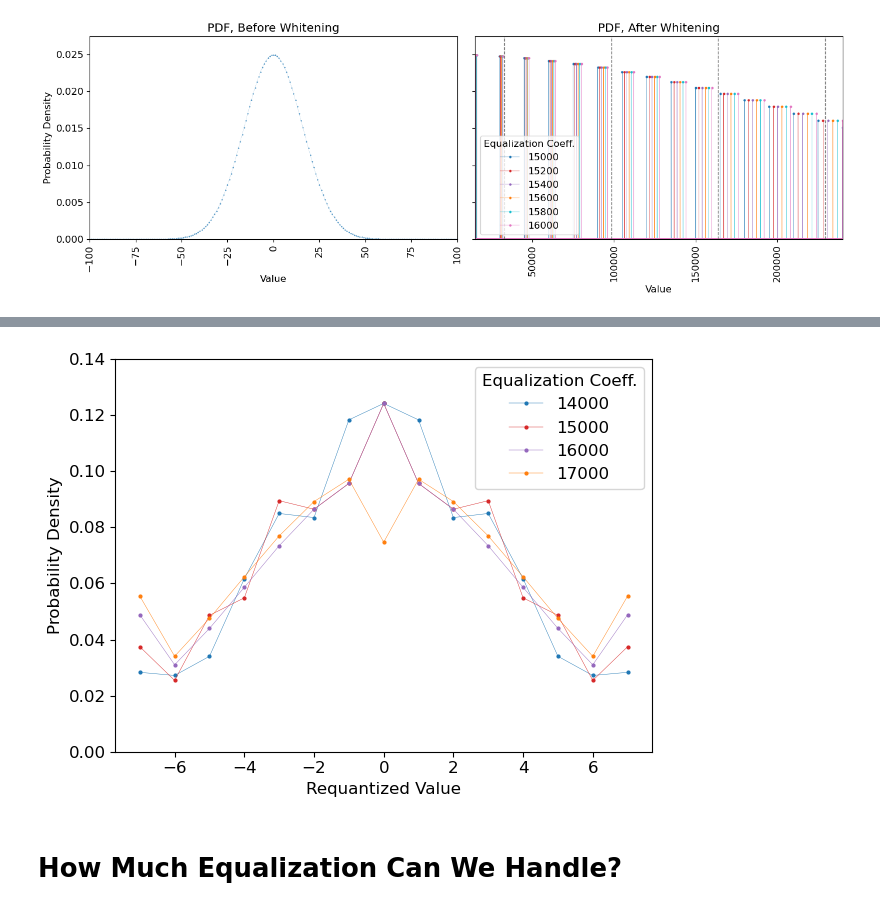
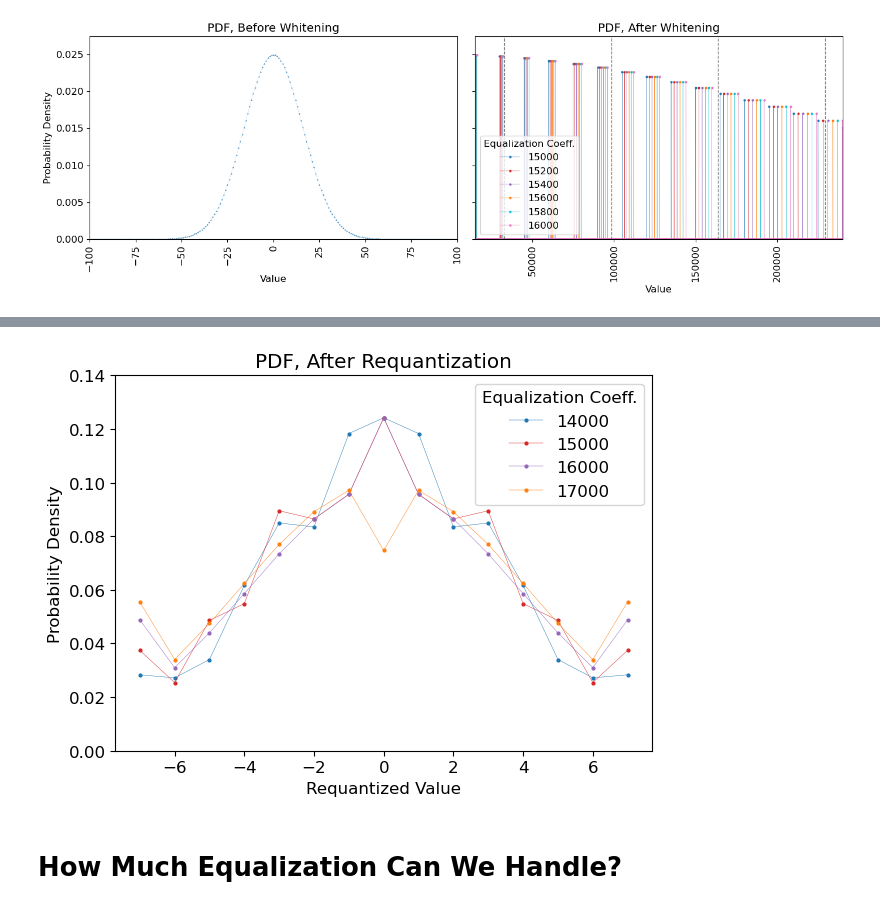
Before and after one commit to rlbyrne/requantization_sim, a Jupyter notebook: requantization_semianalytic_sim.ipynb, the cells around one changed output, grey strips where cells are left out. Saved outputs shown, nothing was run; the diff lists cells and outputs as text; code cells hidden in the pictures.

```diff
--- a/requantization_semianalytic_sim.ipynb
+++ b/requantization_semianalytic_sim.ipynb
@@ -558,21 +495,22 @@ final_quantized_value_options, final_quantized_probabilities = (
 # %%
 for coeff_ind, eq_coeff in enumerate(eq_coeffs):
     plt.plot(
         final_quantized_value_options,
         final_quantized_probabilities[:, coeff_ind],
         ".-",
         markersize=4,
         linewidth=0.3,
         label=eq_coeff,
     )
 plt.xlabel("Requantized Value")
 plt.ylabel("Probability Density")
 plt.legend(title="Equalization Coeff.")
 plt.ylim([0,0.14])
+plt.title("PDF, After Requantization")
 plt.tight_layout()
 plt.savefig("/Users/ruby/Downloads/pdf_requantized.png", dpi=300)
 # %% [output]
-[figure, old version]
+[figure, new version]
 # %% [markdown]
 # How Much Equalization Can We Handle?
 # %%
```
Also changed, not shown: parts of 12 cells of this notebook, 1 other file.
